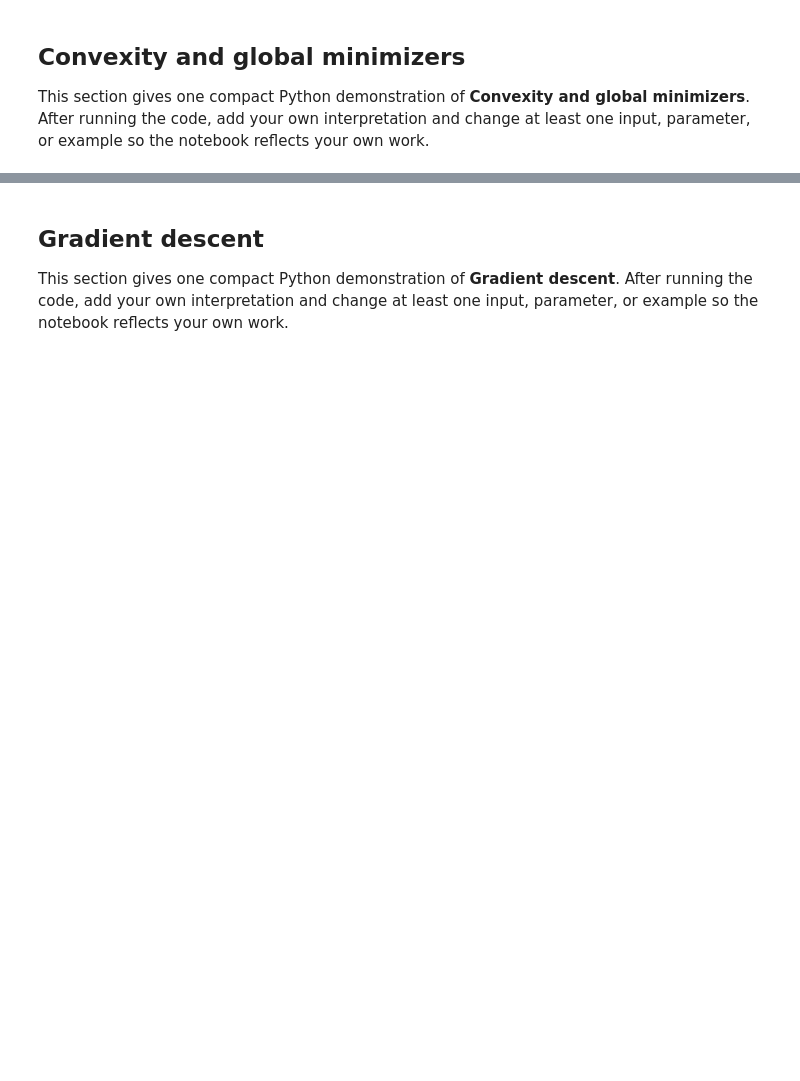
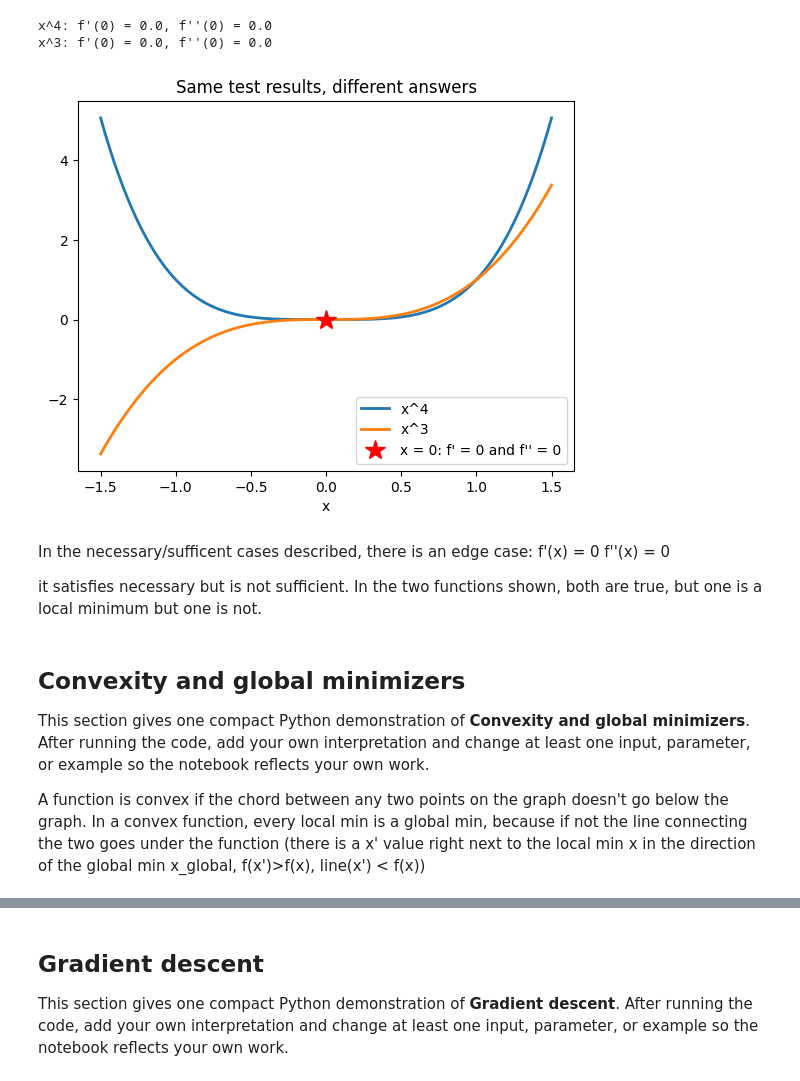
Before and after one commit to ehuangasu/MAT422, a Jupyter notebook: MAT422_Section_3_3_Optimization_Gradient_Descent.ipynb, the cells around one changed output, grey strips where cells are left out. Saved outputs shown, nothing was run; the diff lists cells and outputs as text; code cells hidden in the pictures; blank space fills up the shorter version.

```diff
--- a/MAT422_Section_3_3_Optimization_Gradient_Descent.ipynb
+++ b/MAT422_Section_3_3_Optimization_Gradient_Descent.ipynb
@@ -39,7 +54,29 @@ plt.show()
+# %%
+xs = np.linspace(-1.5, 1.5, 300)
+for p in [4, 3]:
+    print(f"x^{p}: f'(0) = {p * 0.0**(p-1)}, f''(0) = {p * (p-1) * 0.0**(p-2)}")
+    plt.plot(xs, xs**p, lw=2, label=f"x^{p}")
+plt.plot(0, 0, "r*", ms=15, label="x = 0: f' = 0 and f'' = 0")
+plt.title("Same test results, different answers")
+plt.xlabel("x")
+plt.legend()
+plt.show()
+# %% [output]
+x^4: f'(0) = 0.0, f''(0) = 0.0
+x^3: f'(0) = 0.0, f''(0) = 0.0
+[figure, added]
+# %% [markdown]
+In the necessary/sufficent cases described, there is an edge case:
+f'(x) = 0
+f''(x) = 0
+
+it satisfies necessary but is not sufficient. In the two functions shown, both are true, but one is a local minimum but one is not.
 # %% [markdown]
 ## Convexity and global minimizers
 
 This section gives one compact Python demonstration of **Convexity and global minimizers**. After running the code, add your own interpretation and change at least one input, parameter, or example so the notebook reflects your own work.
+
+A function is convex if the chord between any two points on the graph doesn't go below the graph. In a convex function, every local min is a global min, because if not the line connecting the two goes under the function (there is a x' value right next to the local min x in the direction of the global min x_global, f(x')>f(x), line(x') < f(x))
 # %%
 def g(x):
     return (x - 2)**2 + 1
```
Also changed, not shown: parts of 9 cells of this notebook.
